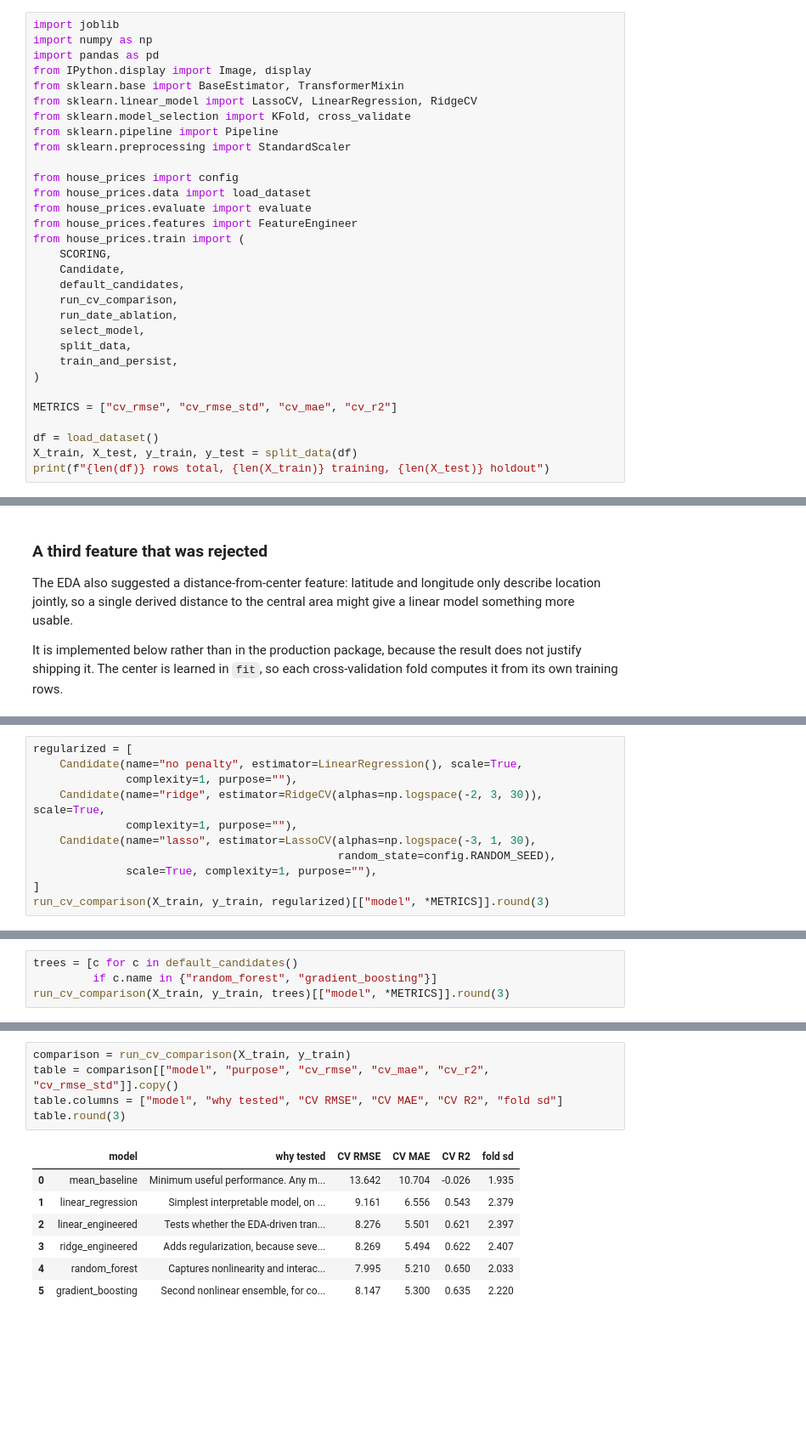
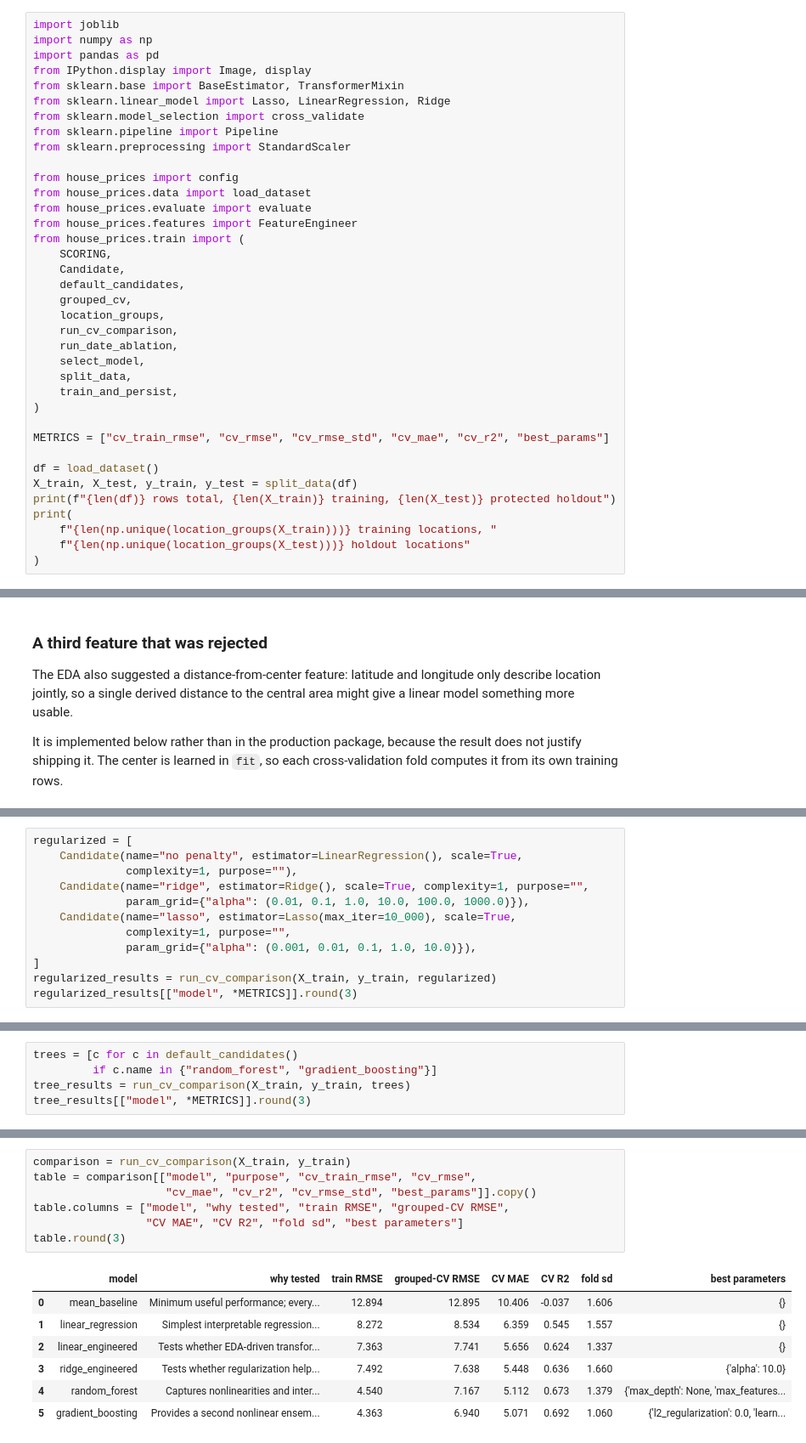
Before and after one commit to glympero/house-price-predictor, a Jupyter notebook: notebooks/02_modeling.ipynb, the cells around one changed output, grey strips where cells are left out. Shown at 85% size. Drawn from its saved outputs; the diff is of its cells as text; blank space fills up the shorter version.

```diff
--- a/notebooks/02_modeling.ipynb
+++ b/notebooks/02_modeling.ipynb
@@ -17,8 +17,8 @@ import numpy as np
 import pandas as pd
 from IPython.display import Image, display
 from sklearn.base import BaseEstimator, TransformerMixin
-from sklearn.linear_model import LassoCV, LinearRegression, RidgeCV
-from sklearn.model_selection import KFold, cross_validate
+from sklearn.linear_model import Lasso, LinearRegression, Ridge
+from sklearn.model_selection import cross_validate
 from sklearn.pipeline import Pipeline
 from sklearn.preprocessing import StandardScaler
 
@@ -30,6 +30,8 @@ from house_prices.train import (
     SCORING,
     Candidate,
     default_candidates,
+    grouped_cv,
+    location_groups,
     run_cv_comparison,
     run_date_ablation,
     select_model,
@@ -37,9 +39,13 @@ from house_prices.train import (
     train_and_persist,
 )
 
-METRICS = ["cv_rmse", "cv_rmse_std", "cv_mae", "cv_r2"]
+METRICS = ["cv_train_rmse", "cv_rmse", "cv_rmse_std", "cv_mae", "cv_r2", "best_params"]
 
 df = load_dataset()
 X_train, X_test, y_train, y_test = split_data(df)
-print(f"{len(df)} rows total, {len(X_train)} training, {len(X_test)} holdout")
+print(f"{len(df)} rows total, {len(X_train)} training, {len(X_test)} protected holdout")
+print(
+    f"{len(np.unique(location_groups(X_train)))} training locations, "
+    f"{len(np.unique(location_groups(X_test)))} holdout locations"
+)
 # %% [output]
@@ -227,11 +247,12 @@ Both choose their penalty strength internally on the training folds.
 regularized = [
     Candidate(name="no penalty", estimator=LinearRegression(), scale=True,
               complexity=1, purpose=""),
-    Candidate(name="ridge", estimator=RidgeCV(alphas=np.logspace(-2, 3, 30)), scale=True,
-              complexity=1, purpose=""),
-    Candidate(name="lasso", estimator=LassoCV(alphas=np.logspace(-3, 1, 30),
-                                              random_state=config.RANDOM_SEED),
-              scale=True, complexity=1, purpose=""),
+    Candidate(name="ridge", estimator=Ridge(), scale=True, complexity=1, purpose="",
+              param_grid={"alpha": (0.01, 0.1, 1.0, 10.0, 100.0, 1000.0)}),
+    Candidate(name="lasso", estimator=Lasso(max_iter=10_000), scale=True,
+              complexity=1, purpose="",
+              param_grid={"alpha": (0.001, 0.01, 0.1, 1.0, 10.0)}),
 ]
-run_cv_comparison(X_train, y_train, regularized)[["model", *METRICS]].round(3)
+regularized_results = run_cv_comparison(X_train, y_train, regularized)
+regularized_results[["model", *METRICS]].round(3)
 # %% [output]
@@ -320,5 +355,6 @@ would risk fitting the folds rather than the problem.
 # %%
 trees = [c for c in default_candidates()
          if c.name in {"random_forest", "gradient_boosting"}]
-run_cv_comparison(X_train, y_train, trees)[["model", *METRICS]].round(3)
+tree_results = run_cv_comparison(X_train, y_train, trees)
+tree_results[["model", *METRICS]].round(3)
 # %% [output]
@@ -354,17 +387,19 @@ of accepted steps is not padded with a rejected one.
 The cell below regenerates the comparison from the production code.
 # %%
 comparison = run_cv_comparison(X_train, y_train)
-table = comparison[["model", "purpose", "cv_rmse", "cv_mae", "cv_r2", "cv_rmse_std"]].copy()
-table.columns = ["model", "why tested", "CV RMSE", "CV MAE", "CV R2", "fold sd"]
+table = comparison[["model", "purpose", "cv_train_rmse", "cv_rmse",
+                    "cv_mae", "cv_r2", "cv_rmse_std", "best_params"]].copy()
+table.columns = ["model", "why tested", "train RMSE", "grouped-CV RMSE",
+                 "CV MAE", "CV R2", "fold sd", "best parameters"]
 table.round(3)
 # %% [output]
-|  | model | why tested | CV RMSE | CV MAE | CV R2 | fold sd |
-| 0 | mean_baseline | Minimum useful performance. Any m... | 13.642 | 10.704 | -0.026 | 1.935 |
-| 1 | linear_regression | Simplest interpretable model, on ... | 9.161 | 6.556 | 0.543 | 2.379 |
-| 2 | linear_engineered | Tests whether the EDA-driven tran... | 8.276 | 5.501 | 0.621 | 2.397 |
-| 3 | ridge_engineered | Adds regularization, because seve... | 8.269 | 5.494 | 0.622 | 2.407 |
-| 4 | random_forest | Captures nonlinearity and interac... | 7.995 | 5.210 | 0.650 | 2.033 |
-| 5 | gradient_boosting | Second nonlinear ensemble, for co... | 8.147 | 5.300 | 0.635 | 2.220 |
+|  | model | why tested | train RMSE | grouped-CV RMSE | CV MAE | CV R2 | fold sd | best parameters |
+| 0 | mean_baseline | Minimum useful performance; every... | 12.894 | 12.895 | 10.406 | -0.037 | 1.606 | {} |
+| 1 | linear_regression | Simplest interpretable regression... | 8.272 | 8.534 | 6.359 | 0.545 | 1.557 | {} |
+| 2 | linear_engineered | Tests whether EDA-driven transfor... | 7.363 | 7.741 | 5.656 | 0.624 | 1.337 | {} |
+| 3 | ridge_engineered | Tests whether regularization help... | 7.492 | 7.638 | 5.448 | 0.636 | 1.660 | {'alpha': 10.0} |
+| 4 | random_forest | Captures nonlinearities and inter... | 4.540 | 7.167 | 5.112 | 0.673 | 1.379 | {'max_depth': None, 'max_features... |
+| 5 | gradient_boosting | Provides a second nonlinear ensem... | 4.363 | 6.940 | 5.071 | 0.692 | 1.060 | {'l2_regularization': 0.0, 'learn... |
 # %% [markdown]
 ### Selection rule
 
```
Also changed, not shown: parts of 43 cells of this notebook, 39 other files.
